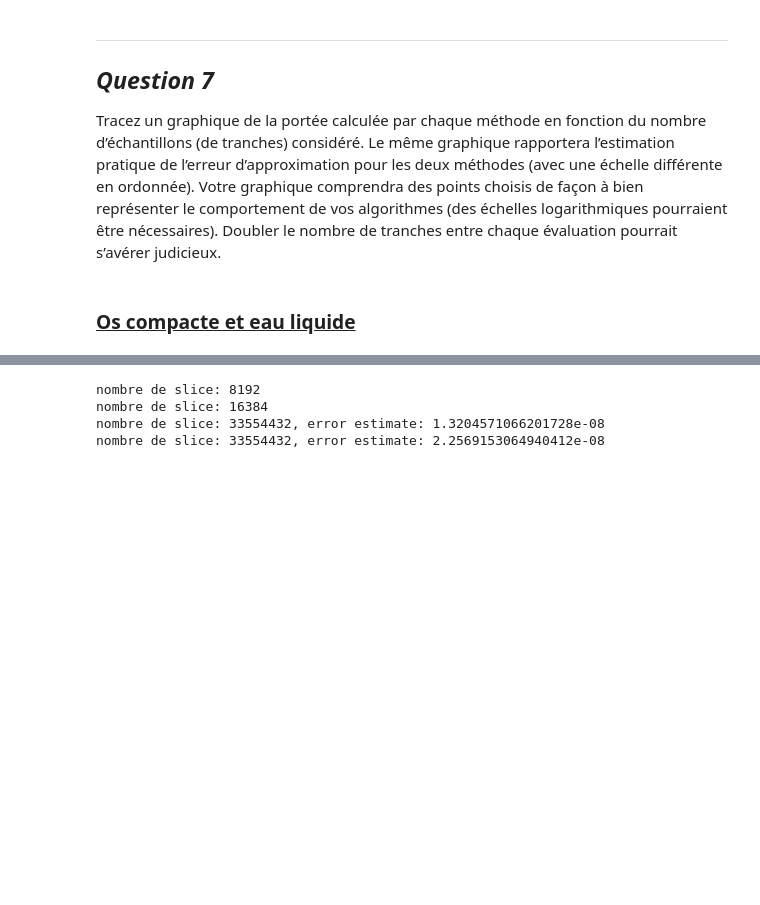
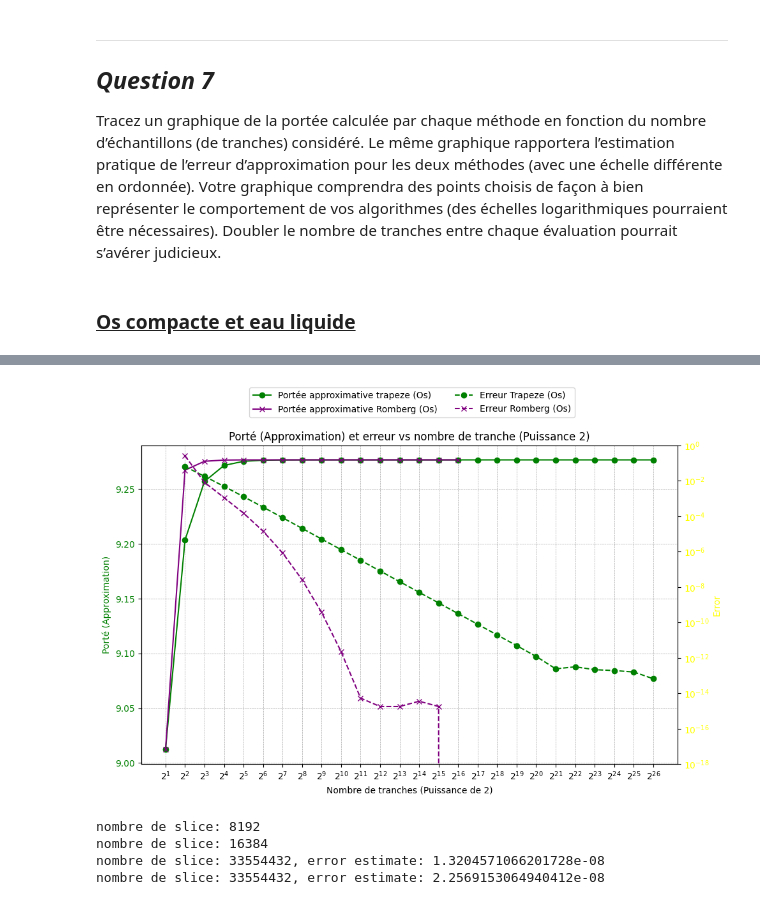
Before and after one commit to craqu/TP_PhysNum, a Jupyter notebook: TP1_AntoineVeillette_EmilePoirier_MichaelHudon.ipynb, the cells around one changed output, grey strips where cells are left out. Drawn from its saved outputs; the diff is of its cells as text; code cells hidden in the pictures; blank space fills up the shorter version.

```diff
--- a/TP1_AntoineVeillette_EmilePoirier_MichaelHudon.ipynb
+++ b/TP1_AntoineVeillette_EmilePoirier_MichaelHudon.ipynb
@@ -454,35 +460,37 @@ N_liste, I, erreurs = romberg_avec_erreur(inverse_scol_bone, 3, 150, n_values=n_
 
 N = data_bone["N"]
 
 I_bone = data_bone["I (Estimation)"]
 erreur_bone = data_bone["Erreur"]
 
 fig, ax1 = plt.subplots(figsize=(10, 6))
 
 ax1.set_xlabel("Nombre de tranches (Puissance de 2)")
 ax1.set_ylabel("Porté (Approximation)", color="green")  # y-axis de gauche
 
 ax1.plot(N, I_bone, label="Portée approximative trapeze (Os)", marker="o", color="green")
-ax1.plot(N_liste, I, label="Portée approximative Romberg (Os)", marker="x", linestyle="--", color="yellow")
+ax1.plot(N_liste, I, label="Portée approximative Romberg (Os)", marker="x", color="purple")
 ax1.tick_params(axis="y", labelcolor="green")
 ax1.grid(color="gray", linestyle="--", linewidth=0.5, alpha=0.7)
 
 ax2 = ax1.twinx()
 ax2.set_ylabel("Error", color="yellow")  # y-axis de droite
 ax2.plot(N, erreur_bone, label="Erreur Trapeze (Os)", marker="o", linestyle="--", color="green")
-ax2.plot(N_liste[1:], erreurs, label="Erreur Romberg (Os)", marker="x", linestyle="--", color="yellow")
+ax2.plot(N_liste[1:], erreurs, label="Erreur Romberg (Os)", marker="x", linestyle="--", color="purple")
 ax2.set_yscale('log')
 ax2.set_ylim(1e-18, 1)
 ax2.tick_params(axis="y", labelcolor="yellow")
 
 plt.title("Porté (Approximation) et erreur vs nombre de tranche (Puissance 2)")
 ax1.set_xscale('log', base=2)  # Logarithmique
 ax1.set_xticks(N)
 
 fig.tight_layout()
 fig.legend(loc="upper center", bbox_to_anchor=(0.5, 1.1), ncol=2)
 
 plt.show()
+# %% [output]
+[figure, added]
 # %%
 plt.semilogx(*getNRes(Romberg(inverse(SCol_bone), 3, 150, allR=True)), "-",label="Os Compacte Romberg", alpha=0.9)
 plt.semilogx(*getNRes(Romberg(inverse(SCol_water), 3, 150, allR=True)), "-",label="Eau liquide Romberg", alpha=0.9)
```
Also changed, not shown: parts of 4 cells of this notebook.
